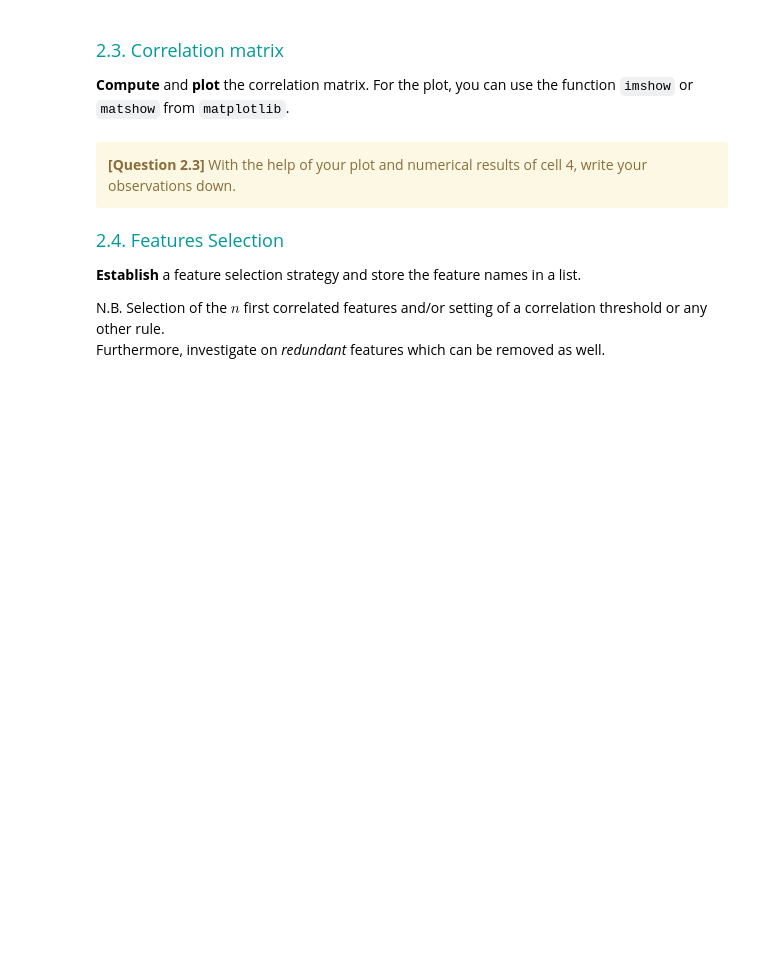
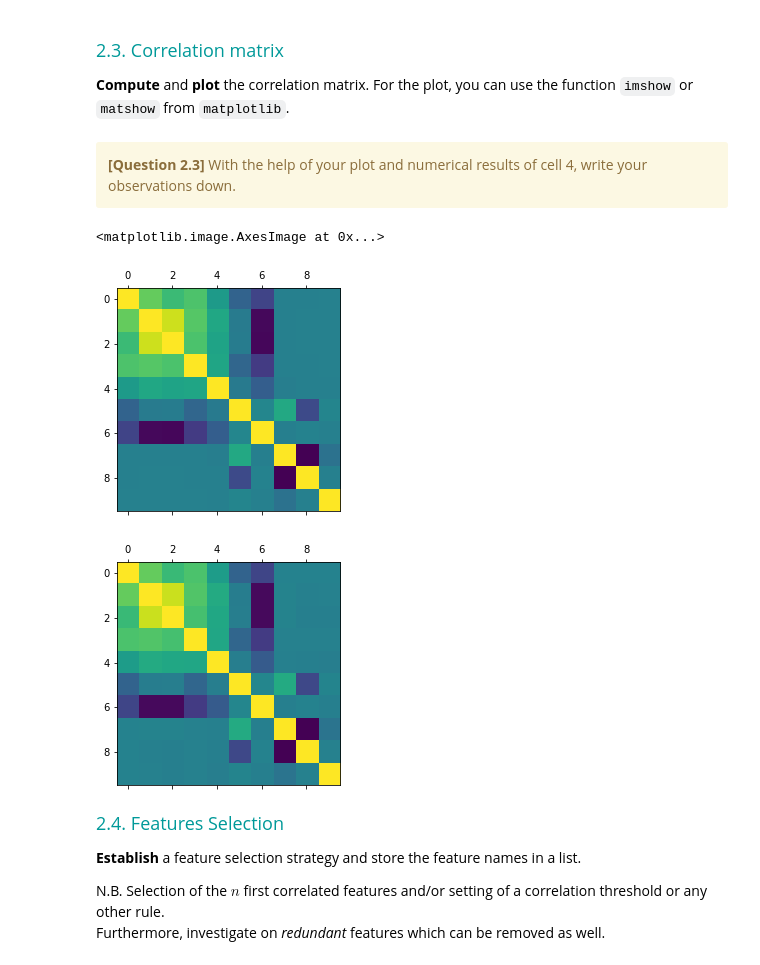
Before and after one commit to Yubokoo/Hackathon-3, a Jupyter notebook: hackathon3_classification/Hackathon03-Classification_Student.ipynb, the cells around one changed output. Drawn from its saved outputs; the diff is of its cells as text; code cells hidden in the pictures; blank space fills up the shorter version.

```diff
--- a/hackathon3_classification/Hackathon03-Classification_Student.ipynb
+++ b/hackathon3_classification/Hackathon03-Classification_Student.ipynb
@@ -211,18 +211,14 @@ CELL N°2 : SPLIT THE DATASET
 @post: 2 pandas frames with the train and test sets
 """
 
-import sklearn.model_selection
+from sklearn.model_selection import train_test_split
 
 #############################
 # Start :
 #############################
 
 # @rewrite
-size = df.shape[0]
-prop = .9
-id_split = int(1+prop*size)
-
-data_train, data_test = df[df.index<=id_split],df[df.index>id_split]
+data_train, data_test = train_test_split(df, test_size=0.2, random_state=42)
 
 ##########################
 #
@@ -334,7 +343,12 @@ def datetime_to_hour(date_time):
 # Start :
 #############################
 
-# @toDo
+
+data_train["hour"] = datetime_to_hour(data_train["Datetime"])
+data_test["hour"] = datetime_to_hour(data_test["Datetime"])
+
+display(data_train.head())
+display(data_test.head())
 
 ##########################
 # End :
@@ -377,21 +406,29 @@ __Compute__ and __plot__ the correlation matrix. For the plot, you can use the f
 # %%
 """
 CELL N°5 : CORRELATION MATRIX
 
 @pre:  Training dataframe
 @post: The correlation matrix between the features (target incl.) and its plot
 """
 
 
 #############################
 # Start :
 #############################
 
-# @toDo
+mat_train = data_train.corr()
+mat_test = data_test.corr()
+
+plt.matshow(mat_train)
+plt.matshow(mat_test)
 
 ##########################
 # End :
 #########################
+# %% [output]
+<matplotlib.image.AxesImage at 0x...>
+[figure, added]
+[figure, added]
 # %% [markdown]
 <font size=4 color=#009999> 2.4. Features Selection </font> <br>
 
```
Also changed, not shown: parts of 7 cells of this notebook.
